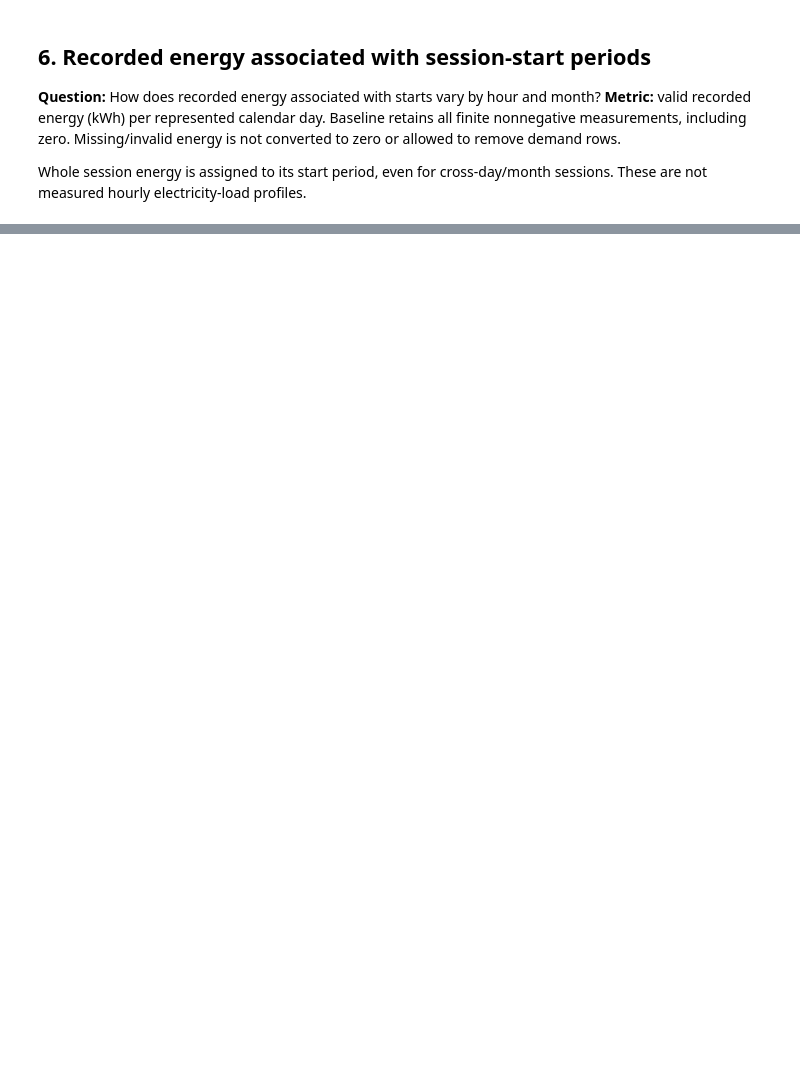
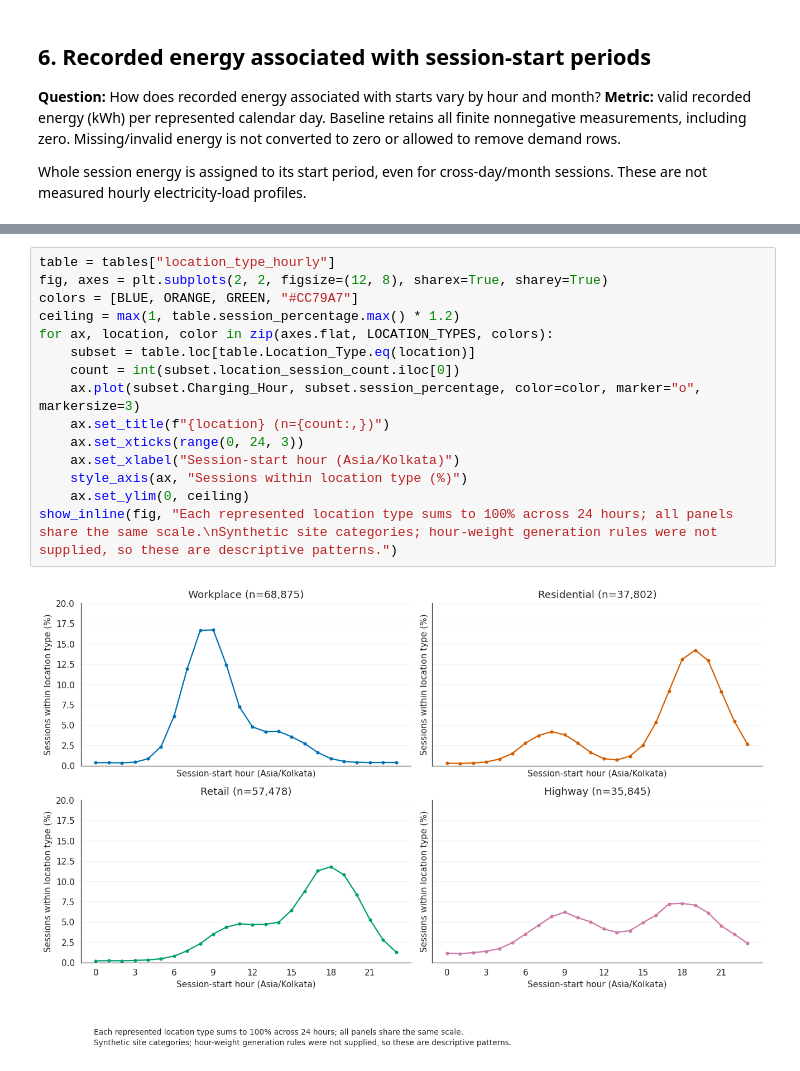
Before and after one commit to sagark-05/EV_Charge_Intelligence, a Jupyter notebook: notebooks/03_demand_analysis_code_and_charts.ipynb, the cells around one changed output, grey strips where cells are left out. Drawn from its saved outputs; the diff is of its cells as text; blank space fills up the shorter version.

```diff
--- a/notebooks/03_demand_analysis_code_and_charts.ipynb
+++ b/notebooks/03_demand_analysis_code_and_charts.ipynb
@@ -257,0 +244,17 @@ Inputs and verified summaries unchanged. Seven inline figures displayed; none sa
+# %%
+table = tables["location_type_hourly"]
+fig, axes = plt.subplots(2, 2, figsize=(12, 8), sharex=True, sharey=True)
+colors = [BLUE, ORANGE, GREEN, "#CC79A7"]
+ceiling = max(1, table.session_percentage.max() * 1.2)
+for ax, location, color in zip(axes.flat, LOCATION_TYPES, colors):
+    subset = table.loc[table.Location_Type.eq(location)]
+    count = int(subset.location_session_count.iloc[0])
+    ax.plot(subset.Charging_Hour, subset.session_percentage, color=color, marker="o", markersize=3)
+    ax.set_title(f"{location} (n={count:,})")
+    ax.set_xticks(range(0, 24, 3))
+    ax.set_xlabel("Session-start hour (Asia/Kolkata)")
+    style_axis(ax, "Sessions within location type (%)")
+    ax.set_ylim(0, ceiling)
+show_inline(fig, "Each represented location type sums to 100% across 24 hours; all panels share the same scale.\nSynthetic site categories; hour-weight generation rules were not supplied, so these are descriptive patterns.")
+# %% [output]
+[figure, added]
```
Also changed, not shown: parts of 31 cells of this notebook, 35 other files.
